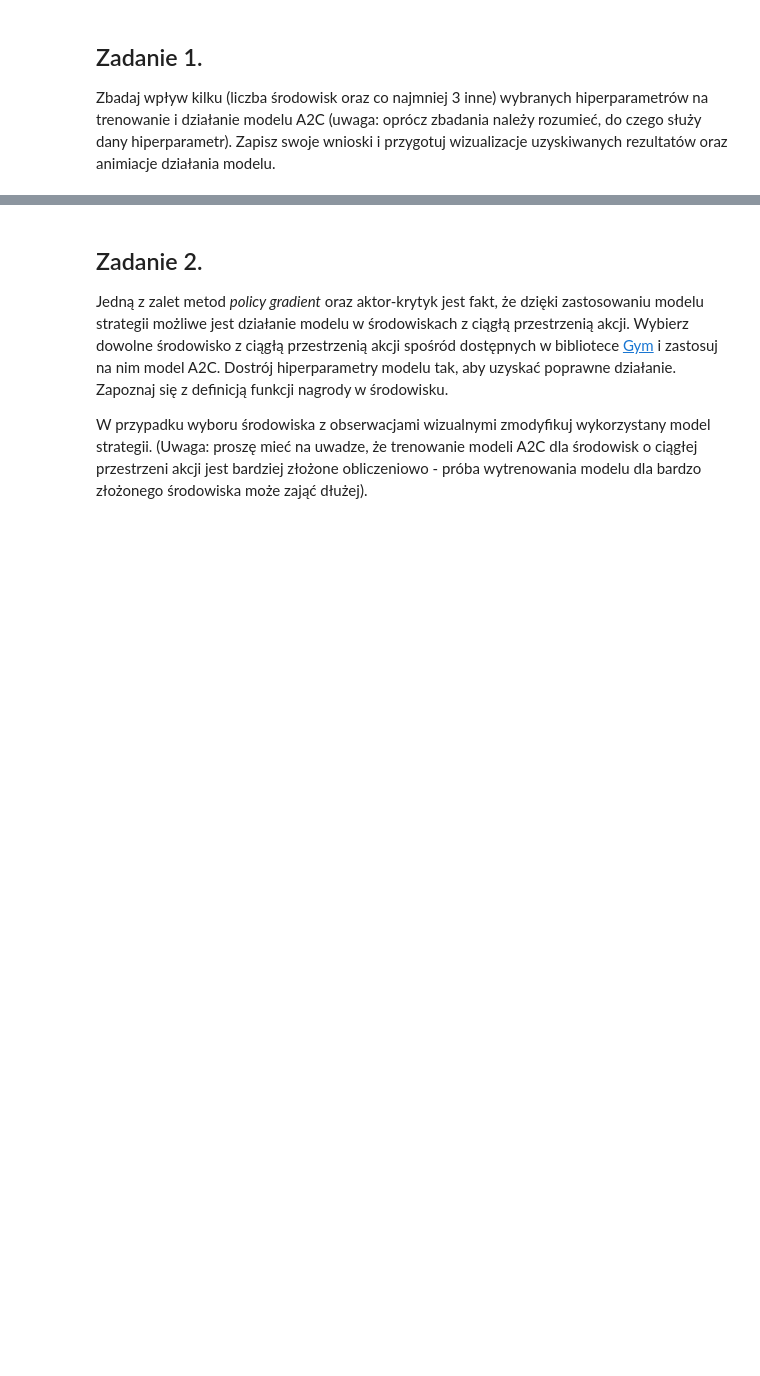
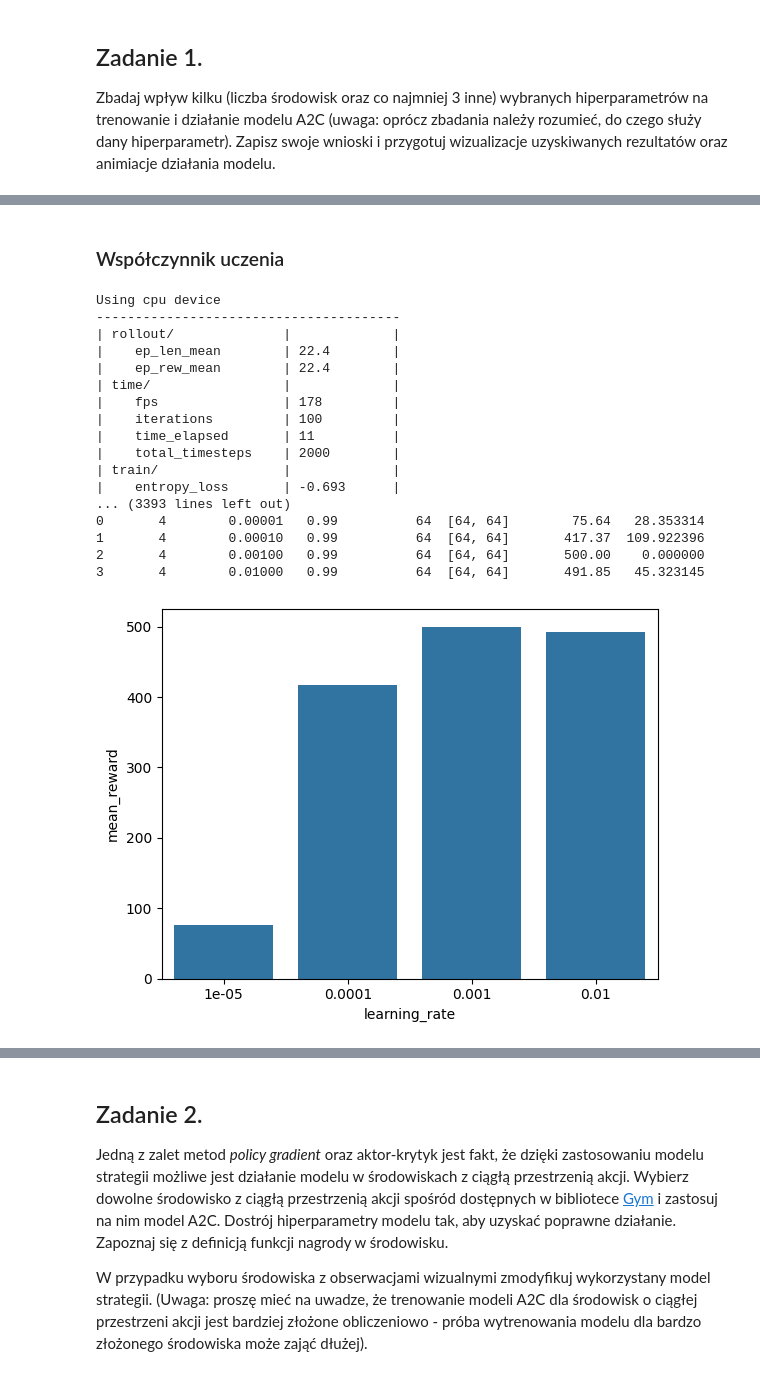
Before and after one commit to piotrdurniat/deep-neural-networks-lab, a Jupyter notebook: lab-14/lab14.ipynb, the cells around one changed output, grey strips where cells are left out. Cells and saved outputs as stored; diff of their text form; code cells hidden in the pictures; blank space fills up the shorter version.

```diff
--- a/lab-14/lab14.ipynb
+++ b/lab-14/lab14.ipynb
@@ -198,0 +345,40 @@ Zbadaj wpływ kilku (liczba środowisk oraz co najmniej 3 inne) wybranych hiperp
+# %% [markdown]
+### Współczynnik uczenia
+# %%
+learning_rates = [1e-5, 1e-4, 1e-3, 1e-2]
+results_lr = []
+
+for lr in learning_rates:
+    result = train_and_evaluate_model(
+        n_envs=4,
+        lr=lr,
+        gamma=0.99,
+        batch_size=64,
+        net_arch=[64, 64],
+        verbose=0,
+    )
+    results_lr.append(result)
+
+df_lr = pd.DataFrame(results_lr)
+print(df_lr)
+sns.barplot(x="learning_rate", y="mean_reward", data=df_lr)
+plt.show()
+# %% [output]
+Using cpu device
+---------------------------------------
+| rollout/              |             |
+|    ep_len_mean        | 22.4        |
+|    ep_rew_mean        | 22.4        |
+| time/                 |             |
+|    fps                | 178         |
+|    iterations         | 100         |
+|    time_elapsed       | 11          |
+|    total_timesteps    | 2000        |
+| train/                |             |
+|    entropy_loss       | -0.693      |
+... (3393 lines left out)
+0       4        0.00001   0.99          64  [64, 64]        75.64   28.353314
+1       4        0.00010   0.99          64  [64, 64]       417.37  109.922396
+2       4        0.00100   0.99          64  [64, 64]       500.00    0.000000
+3       4        0.01000   0.99          64  [64, 64]       491.85   45.323145
+[figure, added]
```
Also changed, not shown: parts of 14 cells of this notebook.
